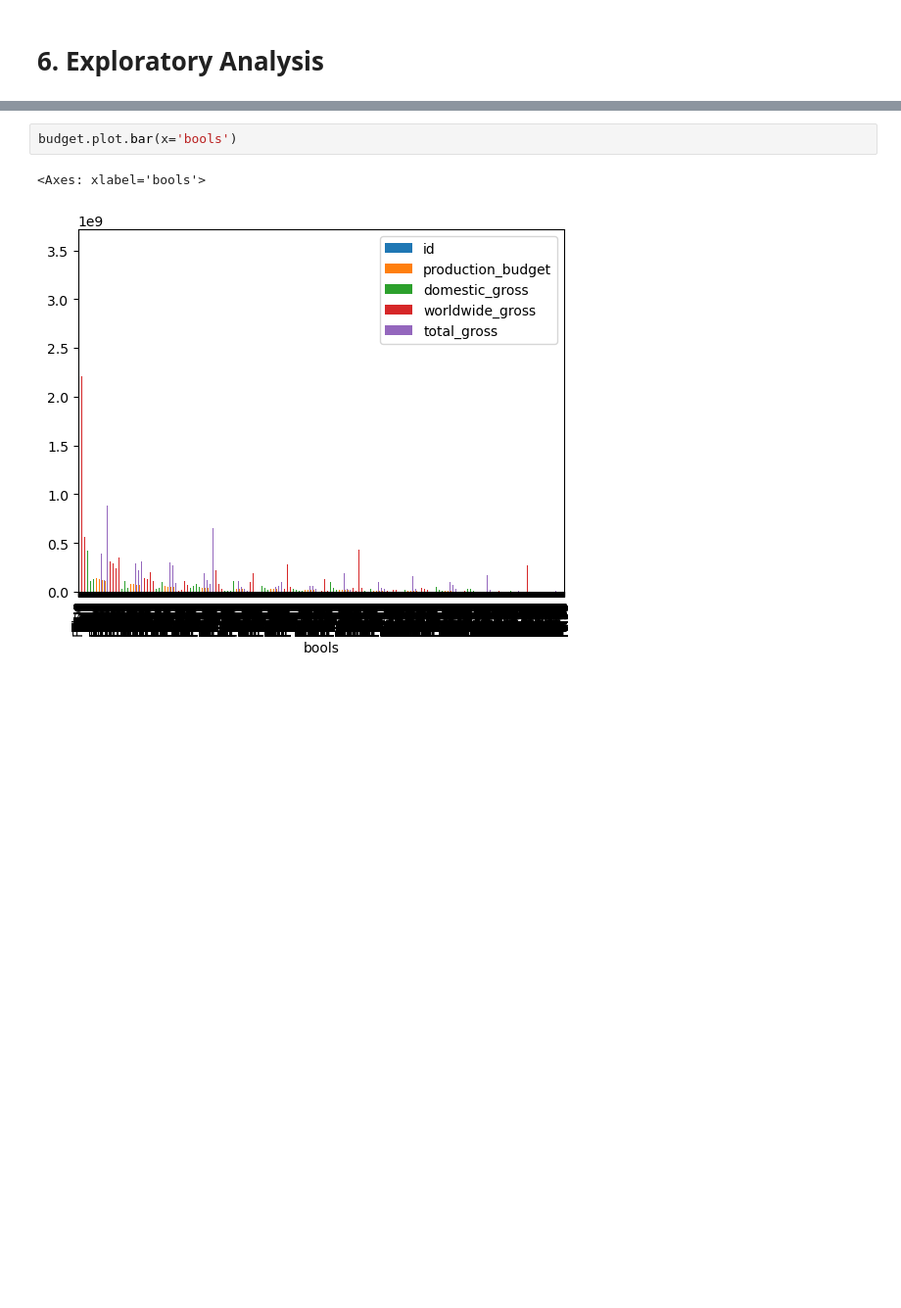
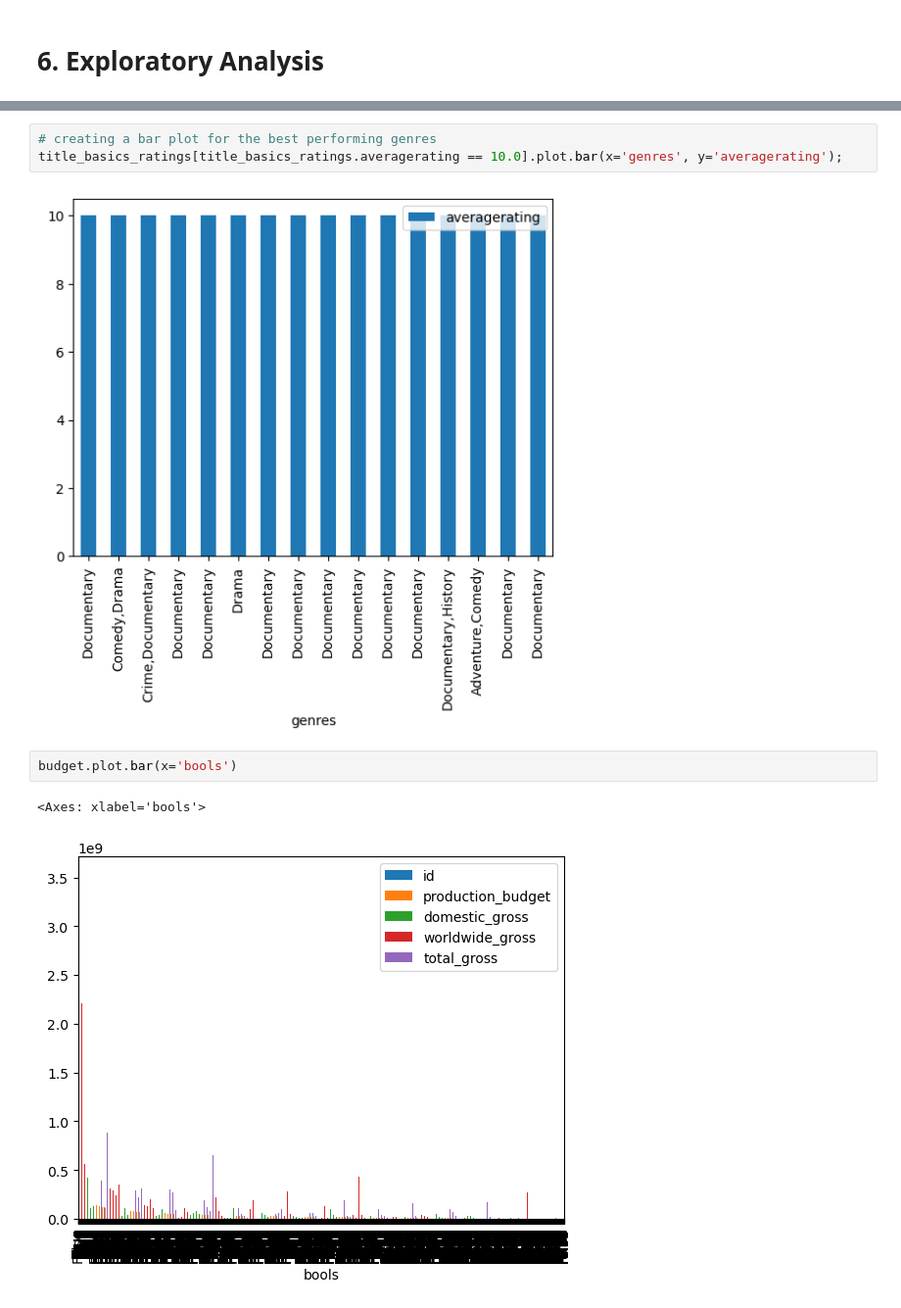
Before and after one commit to FionaNalianya/Microsoft-Movie, a Jupyter notebook: notebook.ipynb, the cells around one changed output, grey strips where cells are left out. Shown at 98% size. Drawn from its saved outputs; the diff is of its cells as text; blank space fills up the shorter version.

```diff
--- a/notebook.ipynb
+++ b/notebook.ipynb
@@ -580,3 +623,8 @@ NameError: name 'ascending' is not defined
+# %%
+# creating a bar plot for the best performing genres
+title_basics_ratings[title_basics_ratings.averagerating == 10.0].plot.bar(x='genres', y='averagerating');
+# %% [output]
+[figure, added]
 # %%
 budget.plot.bar(x='bools')
 # %% [output]
```
Also changed, not shown: parts of 6 cells of this notebook.
